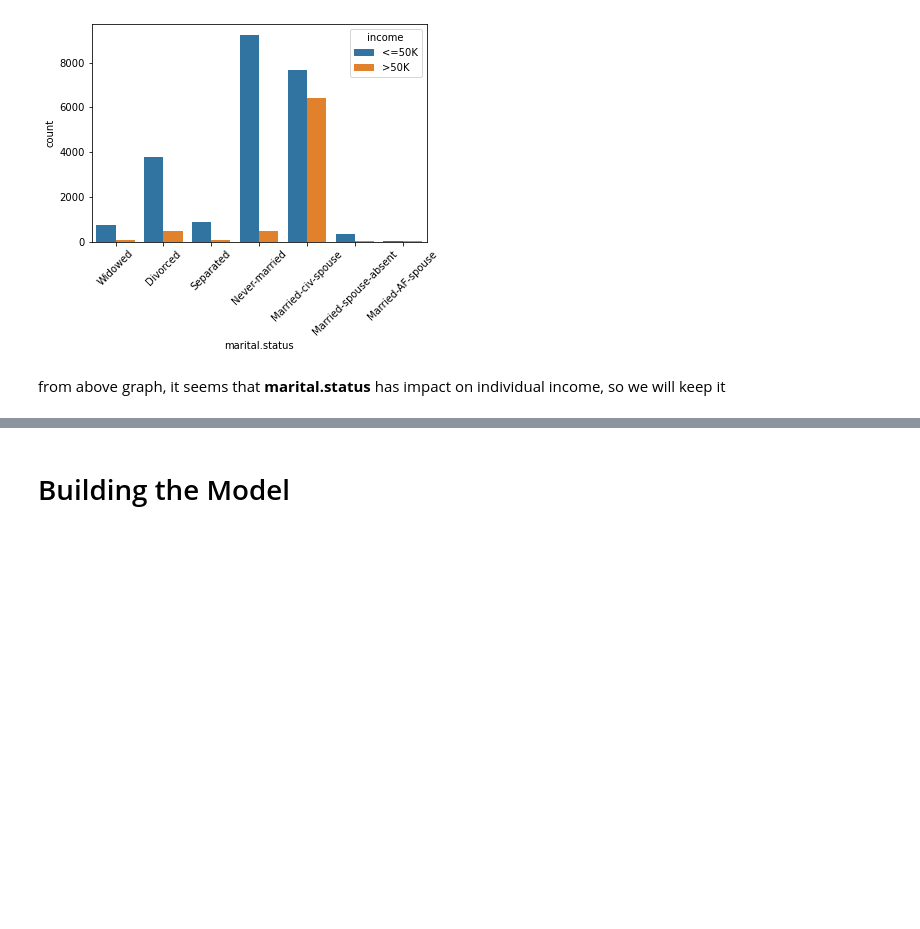
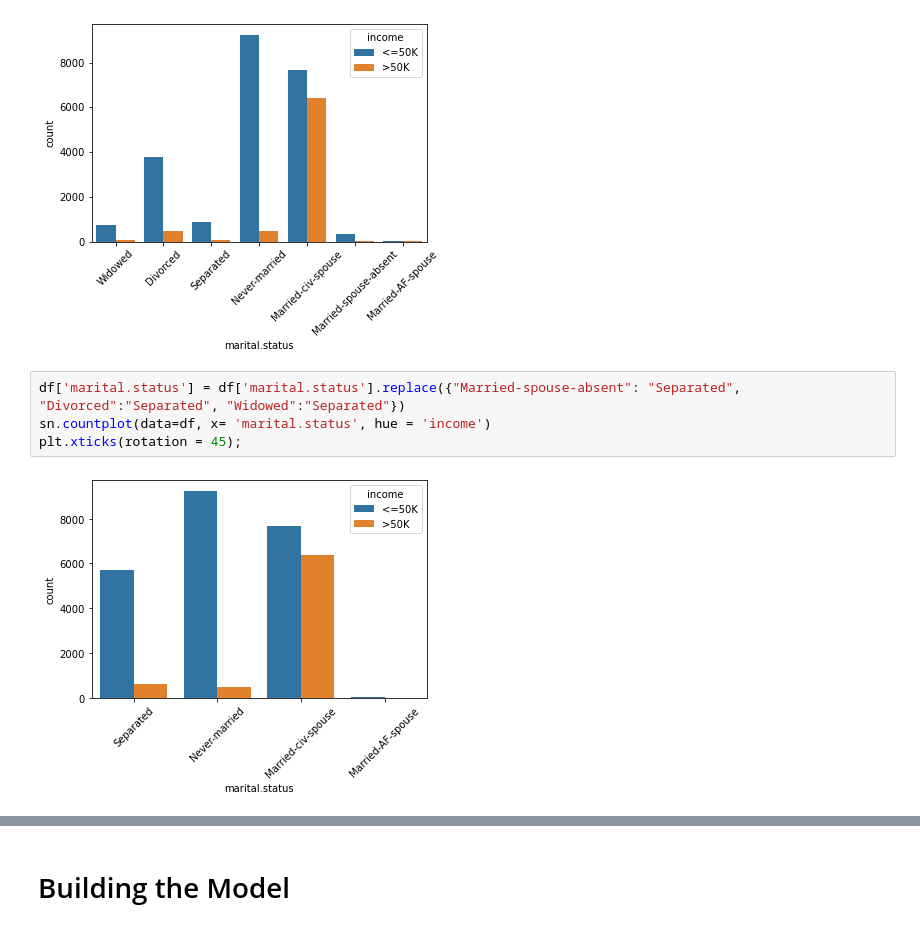
Before and after one commit to Passant-Abdelgalil/Adult-Census-Income, a Jupyter notebook: Notebook.ipynb, the cells around one changed output, grey strips where cells are left out. Drawn from its saved outputs; the diff is of its cells as text; blank space fills up the shorter version.

```diff
--- a/Notebook.ipynb
+++ b/Notebook.ipynb
@@ -272,8 +263,12 @@ sn.countplot(data=df, x= 'marital.status', hue = 'income')
 plt.xticks(rotation = 45);
 # %% [output]
 [figure]
-# %% [markdown]
-from above graph, it seems that **marital.status** has impact on individual income, so we will keep it
+# %%
+df['marital.status'] = df['marital.status'].replace({"Married-spouse-absent": "Separated", "Divorced":"Separated", "Widowed":"Separated"})
+sn.countplot(data=df, x= 'marital.status', hue = 'income')
+plt.xticks(rotation = 45);
+# %% [output]
+[figure, added]
 # %%
 pd.get_dummies(df).head()
 # %% [output]
```
Also changed, not shown: parts of 35 cells of this notebook.
